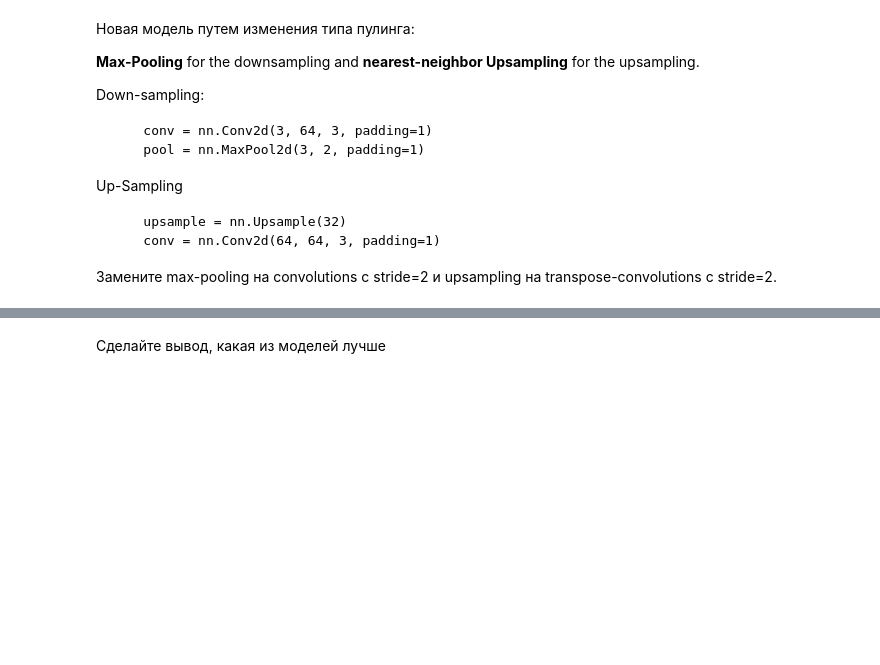
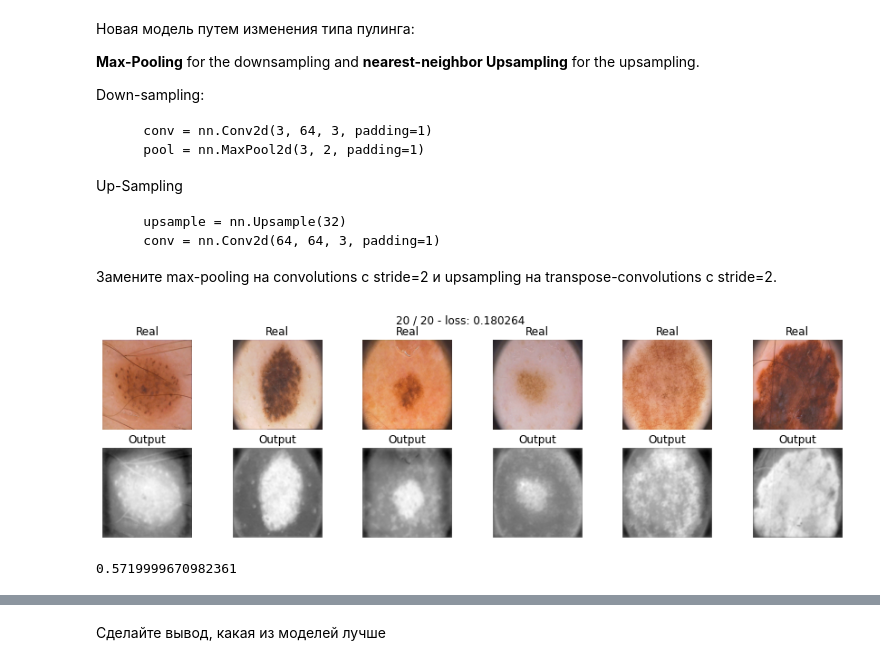
Before and after one commit to protaxY/DLS, a Jupyter notebook: [hw]semantic_segmentation.ipynb, the cells around one changed output, grey strips where cells are left out. Saved outputs shown, nothing was run; the diff lists cells and outputs as text; code cells hidden in the pictures; blank space fills up the shorter version.

```diff
--- a/[hw]semantic_segmentation.ipynb
+++ b/[hw]semantic_segmentation.ipynb
@@ -712,4 +954,10 @@ class UNet2(nn.Module):
 # %%
 unet2_model = UNet2().to(device)
 # %%
-train(unet2_model, optim.Adam(unet2_model.parameters()), bce_loss, 5, data_tr, data_val)
+train_loss_history, val_loss_history = train(unet2_model, optim.Adam(unet2_model.parameters()), bce_loss, 20, data_tr, data_val)
+# %% [output]
+[figure, added]
+# %%
+score_model(unet2_model, iou_pytorch, data_val)
+# %% [output]
+0.5719999670982361
```
Also changed, not shown: parts of 9 cells of this notebook.
